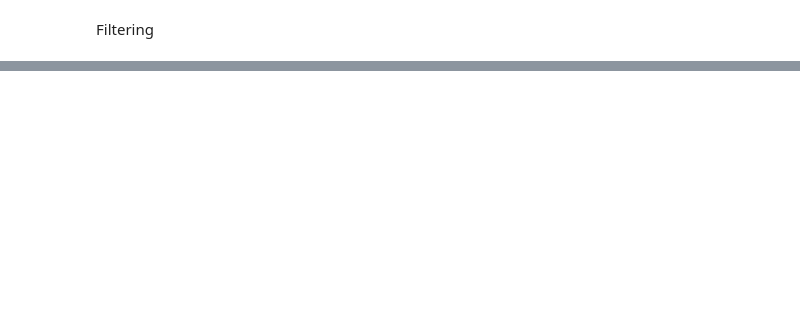
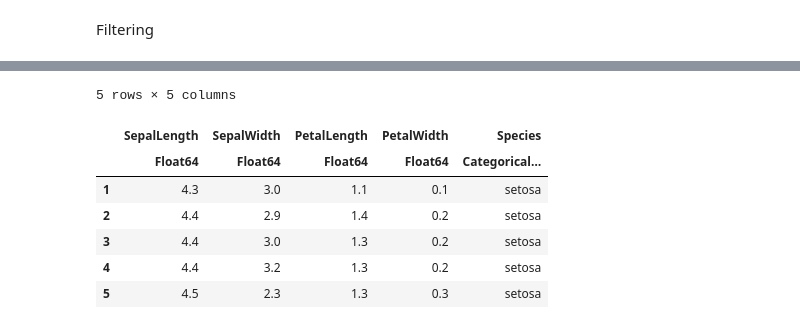
Before and after one commit to patrickmlong/julia_playground, a Jupyter notebook: quick_syntax_guide.ipynb, the cells around one changed output, grey strips where cells are left out. Saved outputs shown, nothing was run; the diff lists cells and outputs as text; code cells hidden in the pictures; blank space fills up the shorter version.

```diff
--- a/quick_syntax_guide.ipynb
+++ b/quick_syntax_guide.ipynb
@@ -161,0 +163,15 @@ first(iris[iris[:Species] .== "setosa", :], 5)
+# %%
+x_thread = @linq iris |>
+where(:Species .== "setosa")|>
+where(:SepalLength .>= 1) |>
+orderby(:SepalLength) |>
+first(5)
+# %% [output]
+5 rows × 5 columns
+|  | SepalLength | SepalWidth | PetalLength | PetalWidth | Species |
+|  | Float64 | Float64 | Float64 | Float64 | Categorical… |
+| 1 | 4.3 | 3.0 | 1.1 | 0.1 | setosa |
+| 2 | 4.4 | 2.9 | 1.4 | 0.2 | setosa |
+| 3 | 4.4 | 3.0 | 1.3 | 0.2 | setosa |
+| 4 | 4.4 | 3.2 | 1.3 | 0.2 | setosa |
+| 5 | 4.5 | 2.3 | 1.3 | 0.3 | setosa |
```
Also changed, not shown: parts of 6 cells of this notebook.
